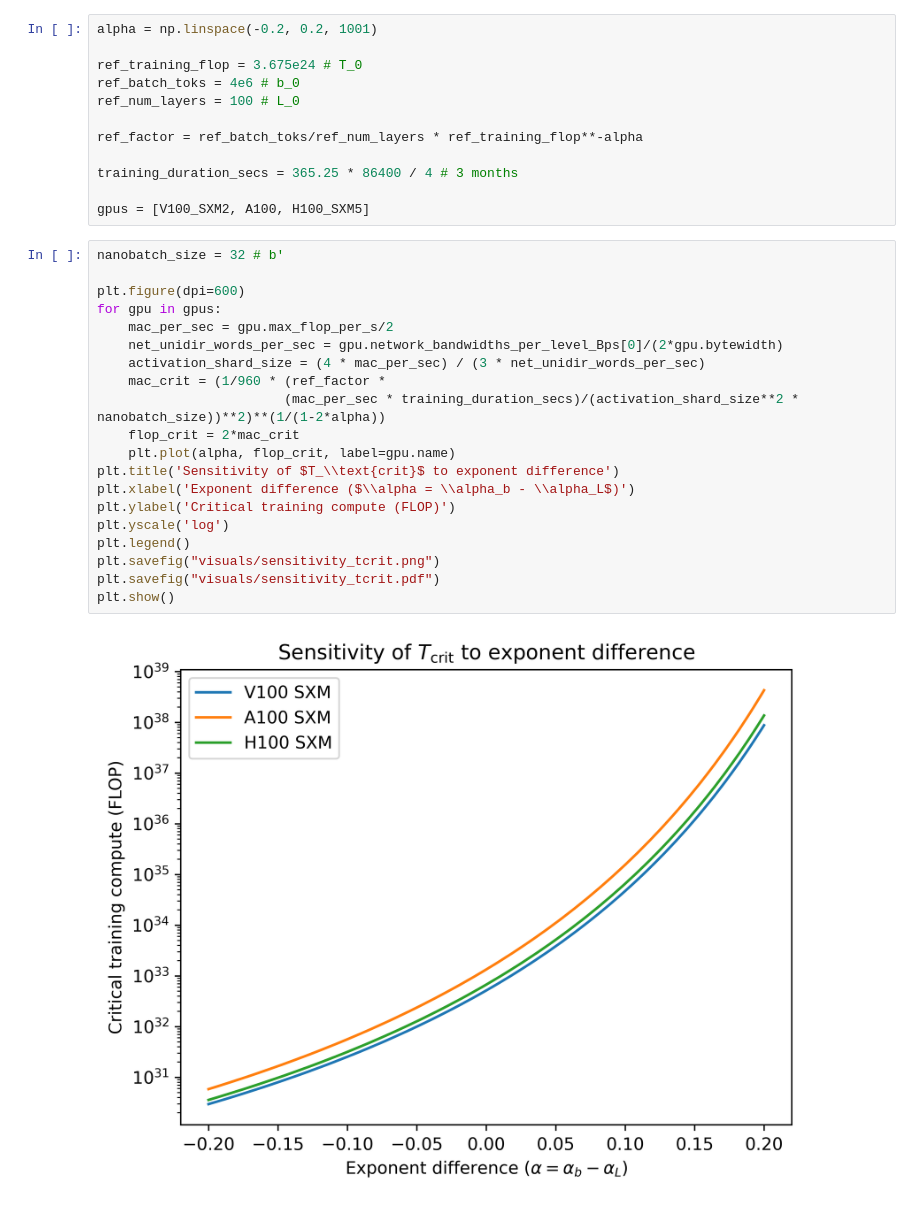
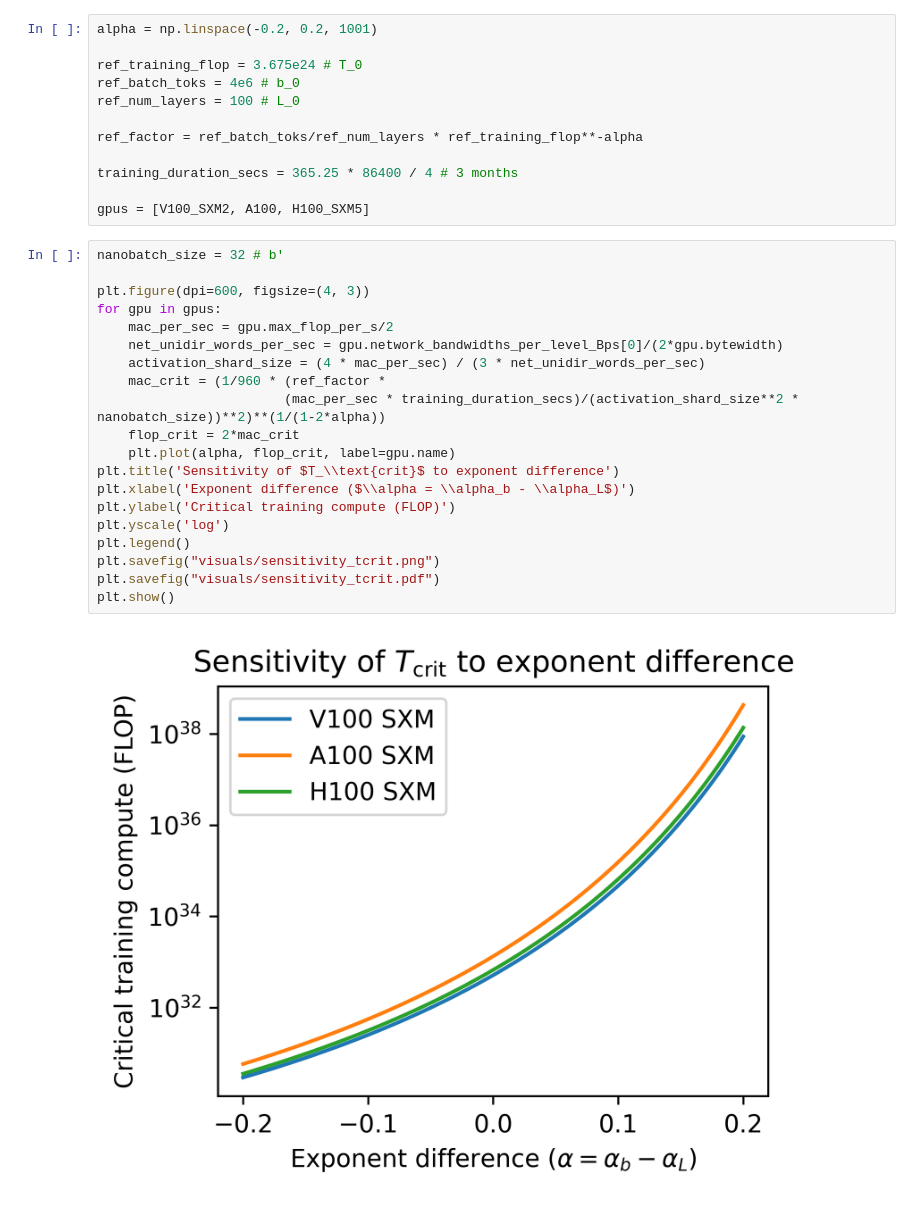
Before and after one commit to ege-erdil/limits_to_distributed_training, a Jupyter notebook: layer_and_batch_scaling.ipynb, the cells around one changed output. Cells and saved outputs as stored; diff of their text form.

Commit message:
bigger relative font size on sensitivity plots

```diff
--- a/layer_and_batch_scaling.ipynb
+++ b/layer_and_batch_scaling.ipynb
@@ -20,25 +20,25 @@ gpus = [V100_SXM2, A100, H100_SXM5]
 # %%
 nanobatch_size = 32 # b'
 
-plt.figure(dpi=600)
+plt.figure(dpi=600, figsize=(4, 3))
 for gpu in gpus:
     mac_per_sec = gpu.max_flop_per_s/2
     net_unidir_words_per_sec = gpu.network_bandwidths_per_level_Bps[0]/(2*gpu.bytewidth)
     activation_shard_size = (4 * mac_per_sec) / (3 * net_unidir_words_per_sec)
     mac_crit = (1/960 * (ref_factor *
                         (mac_per_sec * training_duration_secs)/(activation_shard_size**2 * nanobatch_size))**2)**(1/(1-2*alpha))
     flop_crit = 2*mac_crit
     plt.plot(alpha, flop_crit, label=gpu.name)
 plt.title('Sensitivity of $T_\\text{crit}$ to exponent difference')
 plt.xlabel('Exponent difference ($\\alpha = \\alpha_b - \\alpha_L$)')
 plt.ylabel('Critical training compute (FLOP)')
 plt.yscale('log')
 plt.legend()
 plt.savefig("visuals/sensitivity_tcrit.png")
 plt.savefig("visuals/sensitivity_tcrit.pdf")
 plt.show()
 # %% [output]
-[figure, old version]
+[figure, new version]
 # %%
 latency_scale_secs = 4.5e-6
 
```
Also changed, not shown: parts of 1 cell of this notebook, 4 other files.
